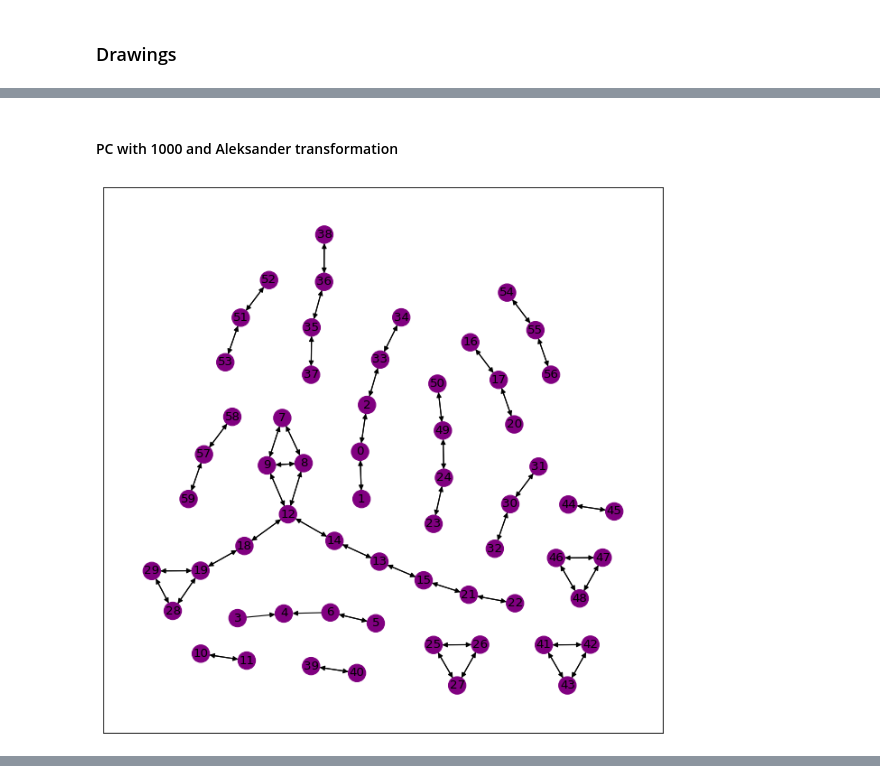
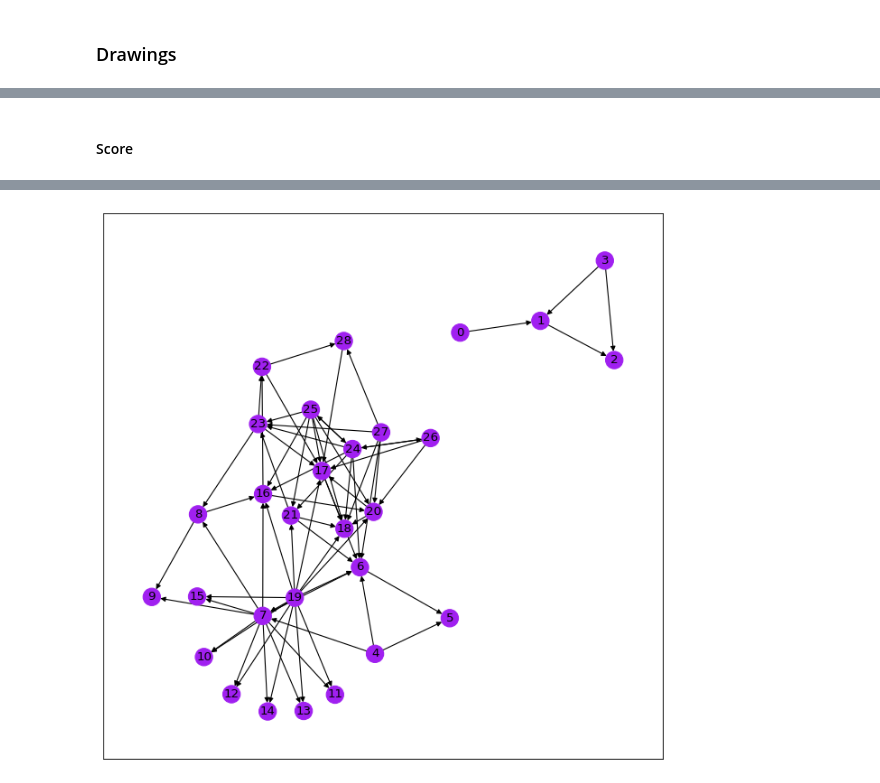
Before and after one commit to ralmasri/Domain-Guided-Monitoring, a Jupyter notebook: notebooks/understanding/comparision_templates.ipynb, the cells around one changed output, grey strips where cells are left out. Drawn from its saved outputs; the diff is of its cells as text; code cells hidden in the pictures.

Commit message:
reorganized with coloring

```diff
--- a/notebooks/understanding/comparision_templates.ipynb
+++ b/notebooks/understanding/comparision_templates.ipynb
@@ -371,13 +373,17 @@ def generate_my_method_knoweldge(huawei_df, method, relevant_columns):
     print(graph)
     return graph
 # %%
-results['my method'] = []
+
 def calculate_knowledge_for_huawei_dfs_my_method(huawei_dfs, method, results):
-    results[f'my method {method}'] = []
+    results[f"mm_fine_{method}"] = []
+    results[f"mm_coarse_{method}"] = []
+    results[f"mm_fine+coarse_{method}"] = []
     for i, huawei_df in enumerate(huawei_dfs):
         start = time.time()
         print(f"Calculating for size {df_sizes[i]}")
-        results[f'my method {method}'].append(generate_my_method_knoweldge(huawei_df, method))
+        results[f"mm_fine_{method}"].append(generate_my_method_knoweldge(huawei_df, method, ['fine_log_cluster_template']))
+        results[f"mm_coarse_{method}"].append(generate_my_method_knoweldge(huawei_df, method, ['coarse_log_cluster_template']))
+        results[f"mm_fine+coarse_{method}"].append(generate_my_method_knoweldge(huawei_df, method, ['fine_log_cluster_template', 'coarse_log_cluster_template']))
         print(f"Total processing time in seconds: {time.time() - start}")
 
 print("Constraint-based:")
@@ -429,8 +440,14 @@ output_notebook() # allows bokeh visualizations to be shown in the notebook
+# %%
+for G_list in results.values():
+    for G in G_list:
+        for node in G.nodes(data=True):
+            node[1]['color'] = node_to_color(node)
 # %%
-from bokeh.plotting import figure
-from bokeh.plotting import from_networkx
+from bokeh.plotting import figure, from_networkx
+from bokeh.models import Circle, MultiLine, NodesAndLinkedEdges, EdgesAndLinkedNodes
 
-def create_plot(title, G):
+
+def create_plot(title, G, pos):
     #Establish which categories will appear when hovering over each node
     HOVER_TOOLTIPS = [("Index", "@index"), ("Type", "@type"), ("Value", "@value")]
 
@@ -439,15 +456,22 @@ def create_plot(title, G):
 
     #Create a network graph object with spring layout
     # https://networkx.github.io/documentation/networkx-1.9/reference/generated/networkx.drawing.layout.spring_layout.html
-    network_graph = from_networkx(G, nx.spring_layout, scale=10, center=(0, 0))
+    network_graph = from_networkx(G, pos, scale=10, center=(0, 0))
 
-    # #Set node size and color
-    # network_graph.node_renderer.glyph = Circle(size=15, fill_color='skyblue')
+    #Set node size and color
+    network_graph.node_renderer.glyph = Circle(size=15, fill_color='color')
 
-    # #Set edge opacity and width
-    # network_graph.edge_renderer.glyph = MultiLine(line_alpha=0.5, line_width=1)
+    #Set edge opacity and width
+    network_graph.edge_renderer.glyph = MultiLine(line_alpha=0.5, line_width=1)
 
     #Add network graph to the plot
     plot.renderers.append(network_graph)
 
     return plot
+
+def plot_graph(G, title):
+    plt.figure(figsize=(10, 10), dpi=80)
+    pos =  nx.nx_agraph.graphviz_layout(G)
+    nx.draw_networkx(G, with_labels=True, pos=pos, node_color=get_color_map(G))
+    plot = create_plot(title, G, pos)
+    show(plot)
@@ -515,9 +478,6 @@ nx.draw_networkx(G, with_labels=True, pos=pos, node_color=get_color_map(G))
-# %% [markdown]
-#### PC with 1000 and Aleksander transformation
-# %%
-G = results['fine_constraint'][1]
-plt.figure(figsize=(10, 10), dpi=80)
-pos =  nx.nx_agraph.graphviz_layout(G)
-nx.draw_networkx(G, with_labels=True, pos=pos, node_color=get_color_map(G))
-# %% [output]
-[figure, removed]
+# %% [markdown]
+#### Score
+# %%
+G = results['fine_score'][0]
+plot_graph(G, 'Fine log templates from 100 data entries with score algorithm')
+# %% [output]
@@ -523,0 +486 @@ nx.draw_networkx(G, with_labels=True, pos=pos, node_color=get_color_map(G))
+[figure, added]
```
Also changed, not shown: parts of 26 cells of this notebook.
